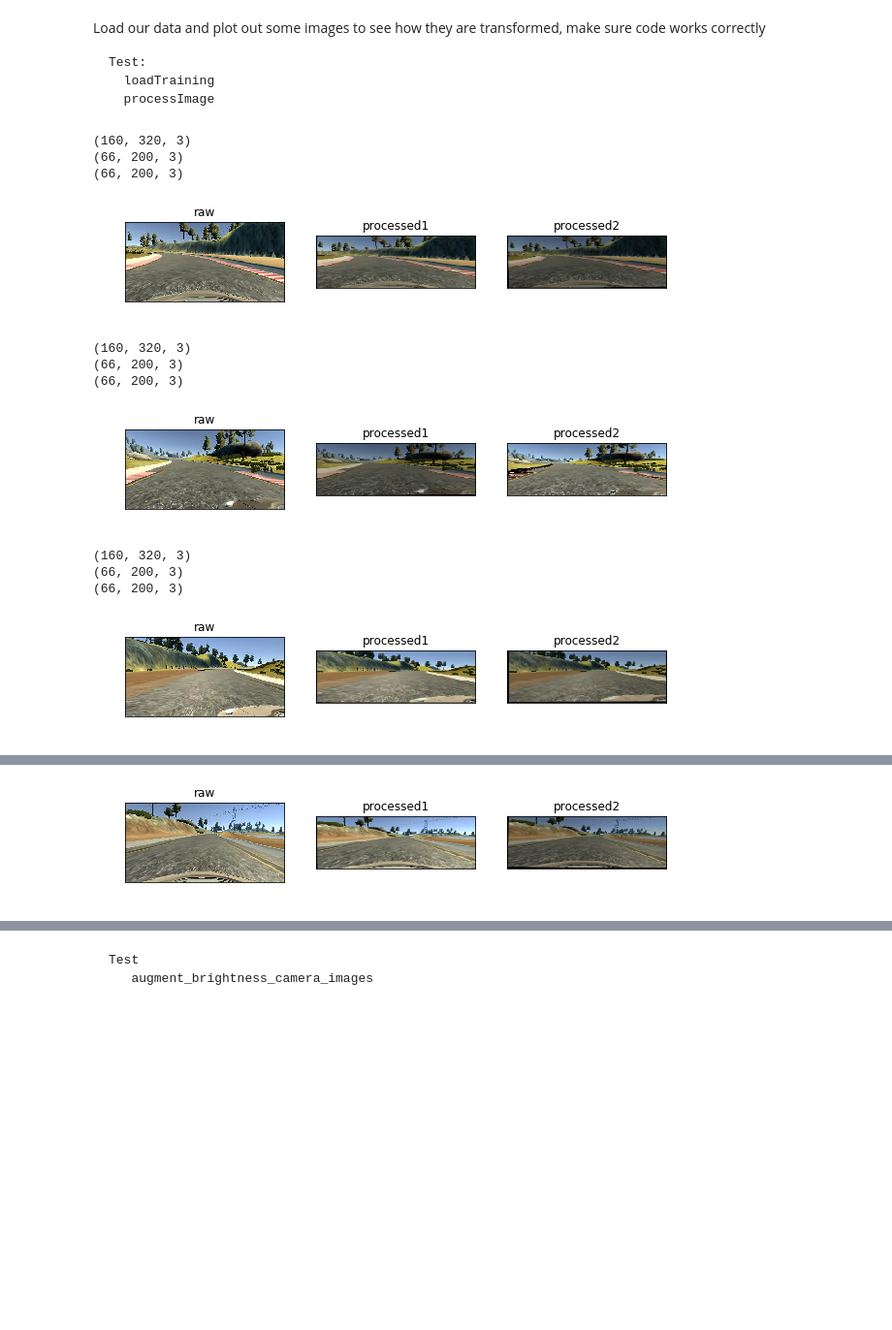
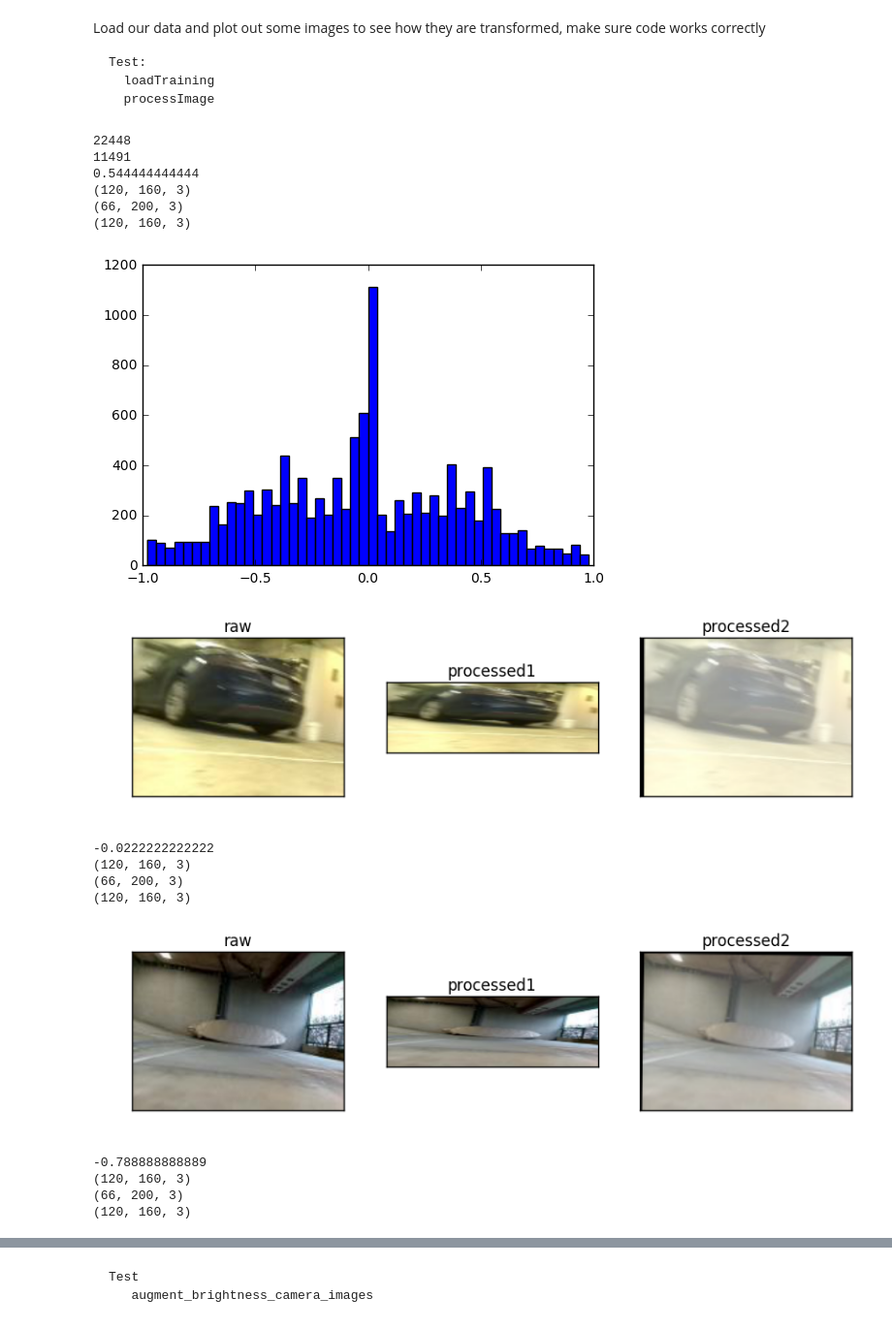
Before and after one commit to alanswx/CarND-Behavioral-Cloning-P3, a Jupyter notebook: DataExplorer.ipynb, the cells around one changed output, grey strips where cells are left out. Shown at 97% size. Drawn from its saved outputs; the diff is of its cells as text; code cells hidden in the pictures; blank space fills up the shorter version.

```diff
--- a/DataExplorer.ipynb
+++ b/DataExplorer.ipynb
@@ -77,44 +154,68 @@ Load our data and plot out some images to see how they are transformed, make sur
 # %%
 import data
 import cv2
+import matplotlib.pyplot as plt
+%matplotlib inline
+
 
 
 xs,ys = data.loadTraining()
+plt.hist(ys, bins=50)
 
 def displayRowOfImages(filename):
     img=[]
-    img.append( np.array(Image.open(filename)))
-    img.append(data.processImage(filename))
-    img.append( data.processImage(filename) )
+    image = filename
+    #img.append( np.array(Image.open(filename)))
+    #image = cv2.cvtColor(filename,cv2.COLOR_BGR2RGB)
+    #gray = cv2.cvtColor(filename,cv2.COLOR_BGR2GRAY)
+    #red, green, blue = filename.T
+    #print(red.shape)
+    #image = np.array([blue, green, red])
+#    image = np.roll(filename, 1, axis=-1)
+#    image = np.roll(image, 1, axis=-1)
+#    image = np.roll(image, 1, axis=-1)
+
+    img.append(image)
+    img.append( cv2.resize(image, (200, 66) ))
+    img.append( data.processImage(image) )
 
 
     fig, axes = plt.subplots(1, 3)
     fig.set_figwidth(10)
     fig.set_figheight(20)
 
     i=0
     for camera in ['raw','processed1','processed2']:
         print(img[i].shape)
         axes.flat[i].imshow(img[i])
         axes.flat[i].tick_params(labelcolor='w', top='off', bottom='off', left='off', right='off')
         axes.flat[i].set_title(camera)
         i=i+1
     plt.show()
 
+print(ys[0])
 displayRowOfImages(xs[0])
-displayRowOfImages(xs[1])
-displayRowOfImages(xs[2])
-displayRowOfImages(xs[3])
+print(ys[2000])
+displayRowOfImages(xs[2000])
+print(ys[4000])
+displayRowOfImages(xs[4000])
+print(ys[6000])
+displayRowOfImages(xs[6000])
 # %% [output]
-(160, 320, 3)
+22448
+11491
+0.544444444444
+(120, 160, 3)
 (66, 200, 3)
-(66, 200, 3)
+(120, 160, 3)
-[figure, old version]
+[figure, new version]
+[figure, new version]
-(160, 320, 3)
+-0.0222222222222
+(120, 160, 3)
 (66, 200, 3)
-(66, 200, 3)
+(120, 160, 3)
-[figure, old version]
+[figure, new version]
-(160, 320, 3)
+-0.788888888889
+(120, 160, 3)
 (66, 200, 3)
-(66, 200, 3)
+(120, 160, 3)
-[figure, old version]
@@ -124 +226,0 @@ displayRowOfImages(xs[3])
-[figure, old version]
```
Also changed, not shown: parts of 12 cells of this notebook, 5 other files.
